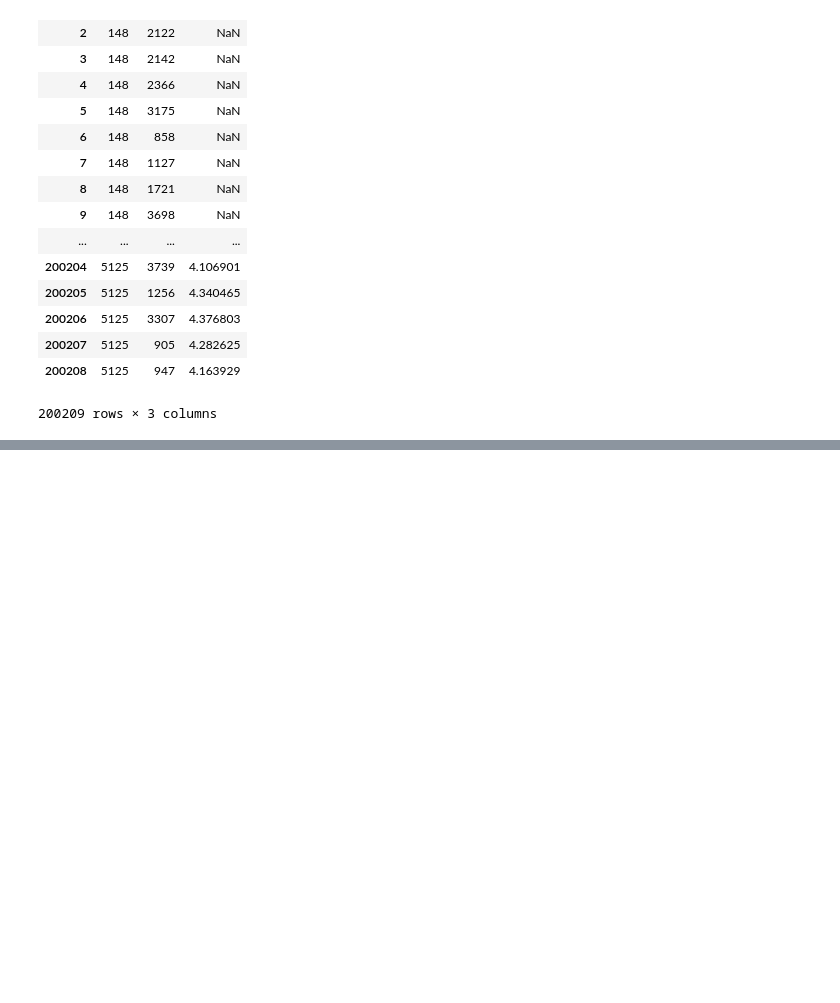
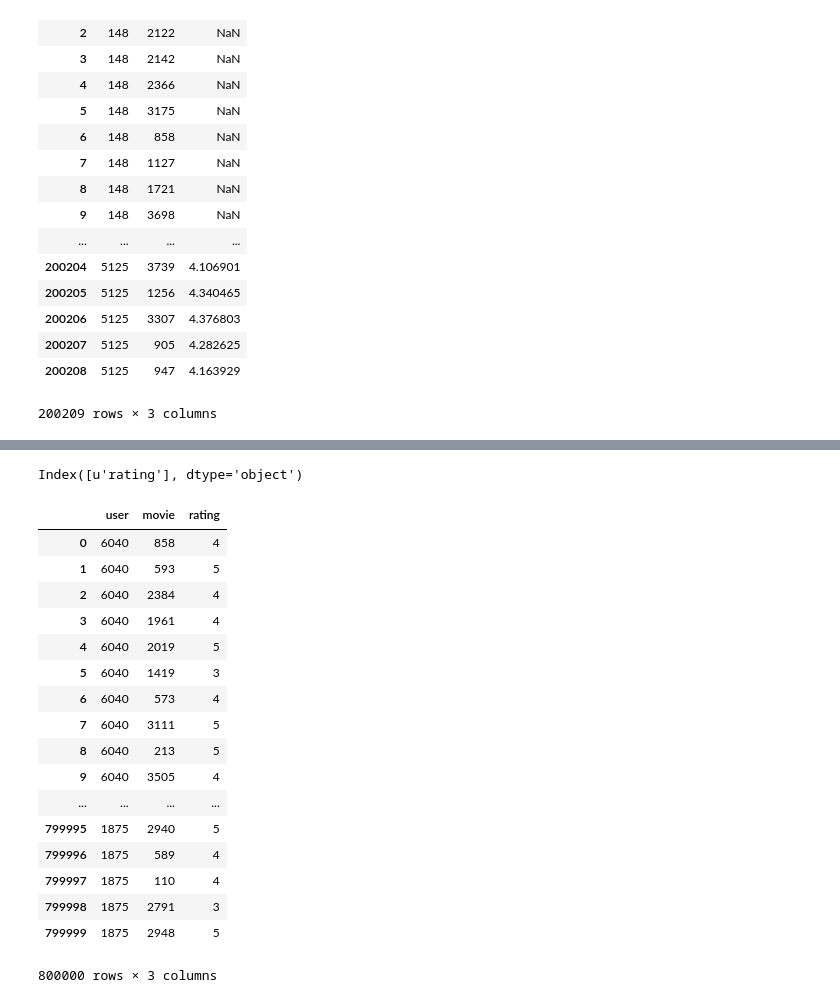
Before and after one commit to theastrocat/movierecommender, a Jupyter notebook: matrix_factorization_test.ipynb, the cells around one changed output, grey strips where cells are left out. Cells and saved outputs as stored; diff of their text form; code cells hidden in the pictures; blank space fills up the shorter version.

```diff
--- a/matrix_factorization_test.ipynb
+++ b/matrix_factorization_test.ipynb
@@ -124,0 +146,2 @@ pd.DataFrame.to_csv(preds_df, 'submit.csv', na_rep='NaN', index=False)
+# %%
+ratings_pandas_df = ratings_spark_df.toPandas()
@@ -124,0 +154,25 @@ pd.DataFrame.to_csv(preds_df, 'submit.csv', na_rep='NaN', index=False)
+# %%
+avg_movie_ratings_pandas_df.columns
+# %% [output]
+Index([u'rating'], dtype='object')
+# %%
+ratings_pandas_df
+# %% [output]
+|  | user | movie | rating |
+| 0 | 6040 | 858 | 4 |
+| 1 | 6040 | 593 | 5 |
+| 2 | 6040 | 2384 | 4 |
+| 3 | 6040 | 1961 | 4 |
+| 4 | 6040 | 2019 | 5 |
+| 5 | 6040 | 1419 | 3 |
+| 6 | 6040 | 573 | 4 |
+| 7 | 6040 | 3111 | 5 |
+| 8 | 6040 | 213 | 5 |
+| 9 | 6040 | 3505 | 4 |
+| ... | ... | ... | ... |
+| 799995 | 1875 | 2940 | 5 |
+| 799996 | 1875 | 589 | 4 |
+| 799997 | 1875 | 110 | 4 |
+| 799998 | 1875 | 2791 | 3 |
+| 799999 | 1875 | 2948 | 5 |
+800000 rows × 3 columns
```
Also changed, not shown: parts of 7 cells of this notebook, 1 other file.
